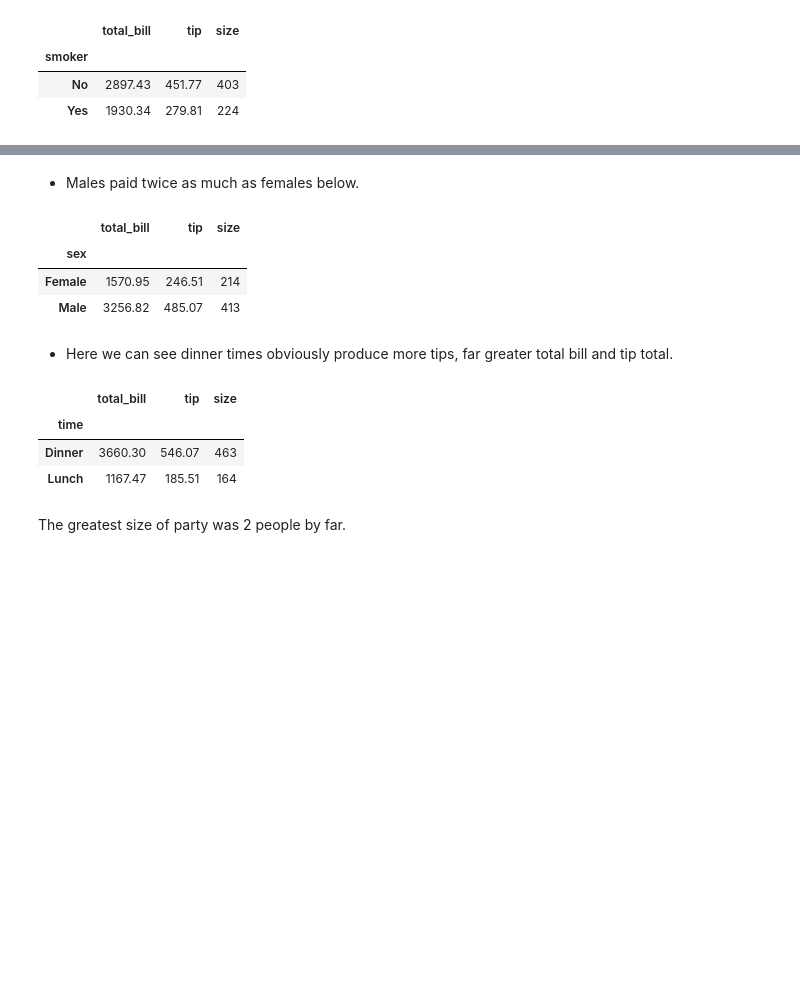
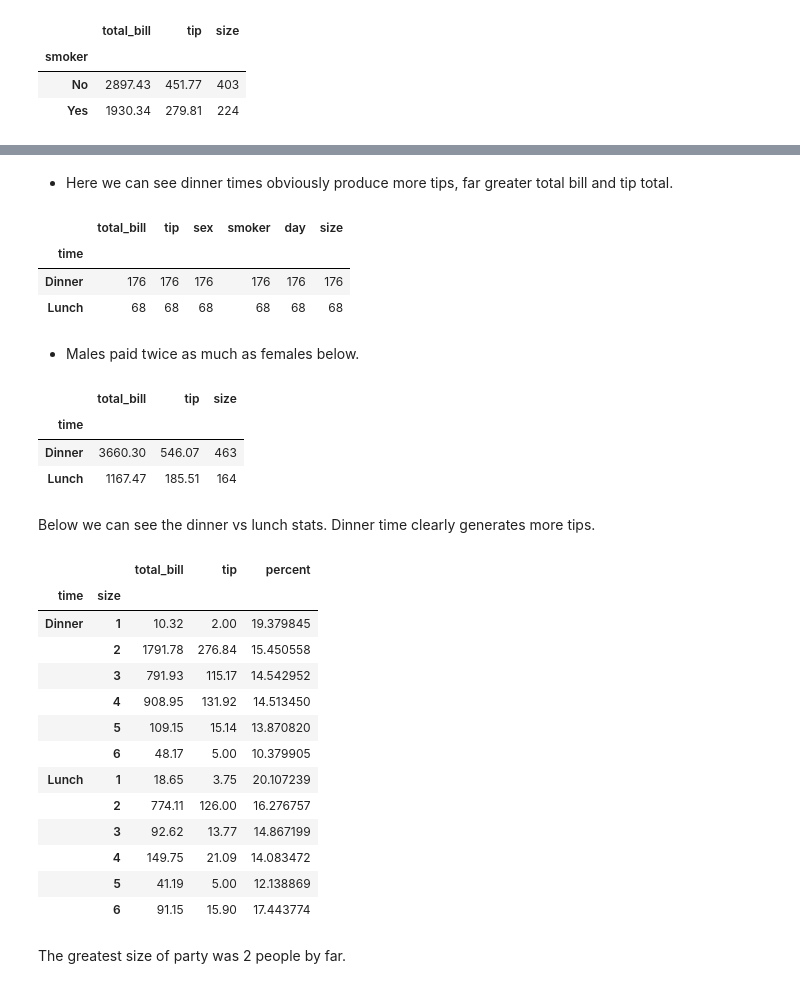
Before and after one commit to daithimarkham/Fund-Project-2019, a Jupyter notebook: The-Tips-Data-Set.ipynb, the cells around one changed output, grey strips where cells are left out. Cells and saved outputs as stored; diff of their text form; code cells hidden in the pictures; blank space fills up the shorter version.

```diff
--- a/The-Tips-Data-Set.ipynb
+++ b/The-Tips-Data-Set.ipynb
@@ -280,15 +352,14 @@ df.groupby('smoker').sum()
+# %% [markdown]
+- Here we can see dinner times obviously produce more tips, far greater total bill and tip total.
+# %%
+df.groupby('time').count()
+# %% [output]
+|  | total_bill | tip | sex | smoker | day | size |
+| time |  |  |  |  |  |  |
+| Dinner | 176 | 176 | 176 | 176 | 176 | 176 |
+| Lunch | 68 | 68 | 68 | 68 | 68 | 68 |
 # %% [markdown]
 - Males paid twice as much as females below.
-# %%
-# Male/Female bill, tips and size.
-df.groupby('sex').sum()
-# %% [output]
-|  | total_bill | tip | size |
-| sex |  |  |  |
-| Female | 1570.95 | 246.51 | 214 |
-| Male | 3256.82 | 485.07 | 413 |
-# %% [markdown]
-- Here we can see dinner times obviously produce more tips, far greater total bill and tip total.
 # %%
 # Displays dinner/lunch times data.
 df.groupby('time').sum()
@@ -297,6 +368,27 @@ df.groupby('time').sum()
 | time |  |  |  |
 | Dinner | 3660.30 | 546.07 | 463 |
 | Lunch | 1167.47 | 185.51 | 164 |
+# %% [markdown]
+Below we can see the dinner vs lunch stats. Dinner time clearly generates more tips.
+# %%
+df4= df.groupby(['time','size']).sum() # Values for dinner times
+df4['percent'] = df4['tip']/df4['total_bill']*100 # Per cent cal for tips
+df4.dropna() # displays the data
+# %% [output]
+|  |  | total_bill | tip | percent |
+| time | size |  |  |  |
+| Dinner | 1 | 10.32 | 2.00 | 19.379845 |
+|  | 2 | 1791.78 | 276.84 | 15.450558 |
+|  | 3 | 791.93 | 115.17 | 14.542952 |
+|  | 4 | 908.95 | 131.92 | 14.513450 |
+|  | 5 | 109.15 | 15.14 | 13.870820 |
+|  | 6 | 48.17 | 5.00 | 10.379905 |
+| Lunch | 1 | 18.65 | 3.75 | 20.107239 |
+|  | 2 | 774.11 | 126.00 | 16.276757 |
+|  | 3 | 92.62 | 13.77 | 14.867199 |
+|  | 4 | 149.75 | 21.09 | 14.083472 |
+|  | 5 | 41.19 | 5.00 | 12.138869 |
+|  | 6 | 91.15 | 15.90 | 17.443774 |
 # %% [markdown]
 The greatest size of party was 2 people by far.
 # %%
```
Also changed, not shown: parts of 23 cells of this notebook.
